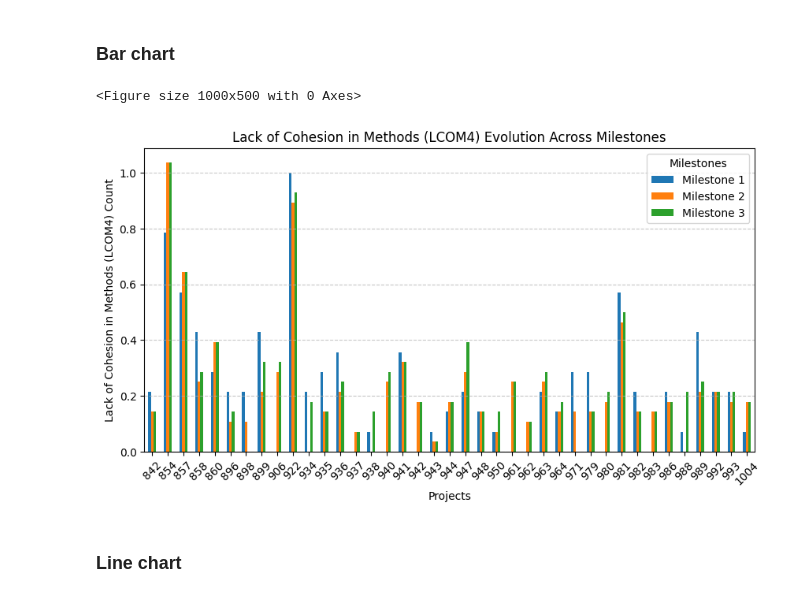
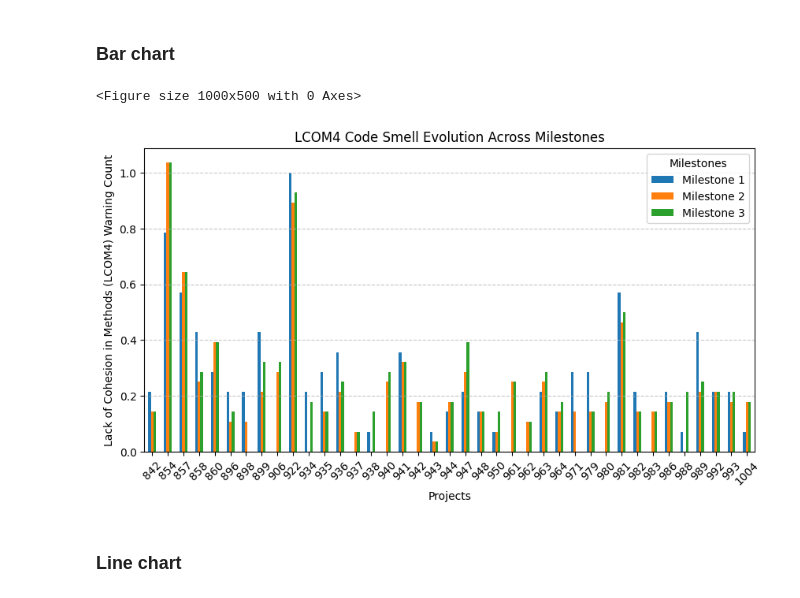
Before and after one commit to petercsaszar/code-metrics, a Jupyter notebook: gitlab_extractor/visualization/visualize.ipynb, the cells around one changed output. Saved outputs shown, nothing was run; the diff lists cells and outputs as text; code cells hidden in the pictures.

```diff
--- a/gitlab_extractor/visualization/visualize.ipynb
+++ b/gitlab_extractor/visualization/visualize.ipynb
@@ -395,21 +395,21 @@ plt.show()
 # %%
 # Plot
 plt.figure(figsize=(10, 5))
 df_lcom4.plot(kind='bar', figsize=(10, 5))
 
 # Labels and Title
 plt.xlabel("Projects")
-plt.ylabel("Lack of Cohesion in Methods (LCOM4) Count")
-plt.title("Lack of Cohesion in Methods (LCOM4) Evolution Across Milestones")
+plt.ylabel("Lack of Cohesion in Methods (LCOM4) Warning Count")
+plt.title("LCOM4 Code Smell Evolution Across Milestones")
 plt.legend(title="Milestones")
 plt.xticks(rotation=45)
 plt.grid(axis="y", linestyle="--", alpha=0.7)
 
 # Show plot
 plt.show()
 # %% [output]
 <Figure size 1000x500 with 0 Axes>
-[figure, old version]
+[figure, new version]
 # %% [markdown]
 ### Line chart
 # %%
```
Also changed, not shown: parts of 8 cells of this notebook, 2 other files.
